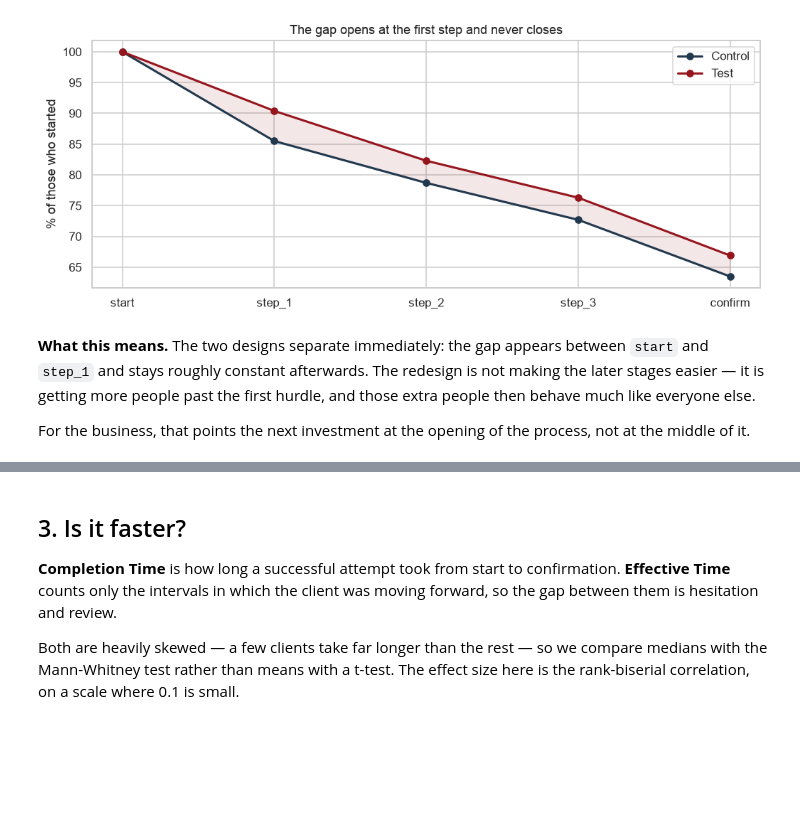
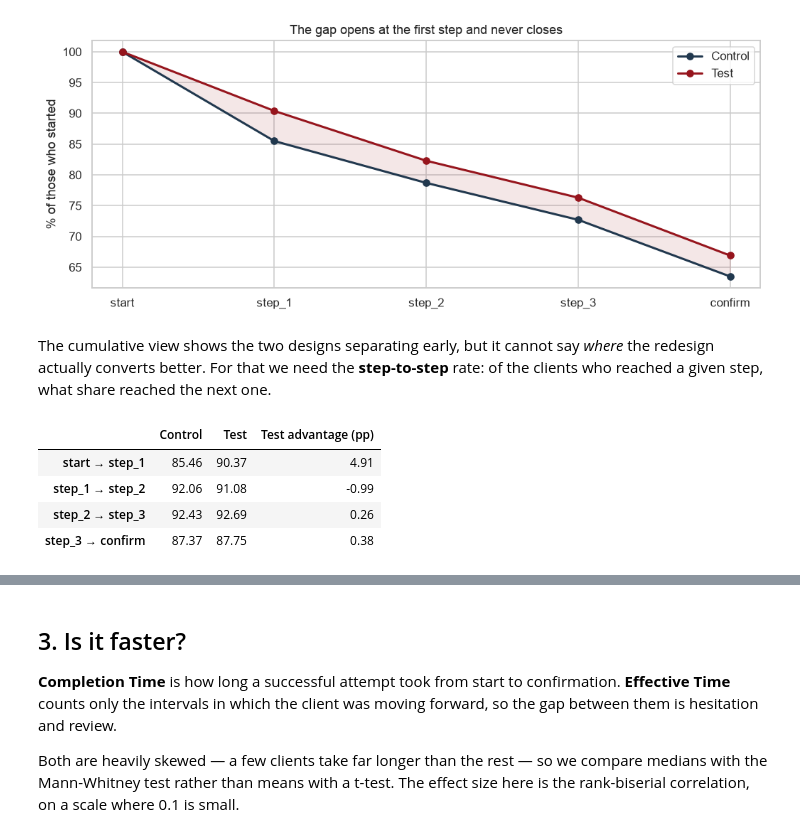
Before and after one commit to aroaxinping/vanguard-ab-test, a Jupyter notebook: notebooks/4.0-aroa-ab-testing.ipynb, the cells around one changed output, grey strips where cells are left out. Cells and saved outputs as stored; diff of their text form; code cells hidden in the pictures; blank space fills up the shorter version.

```diff
--- a/notebooks/4.0-aroa-ab-testing.ipynb
+++ b/notebooks/4.0-aroa-ab-testing.ipynb
@@ -145,12 +145,28 @@ fig.tight_layout()
 plt.show()
 # %% [output]
 [figure]
-# %% [markdown]
-**What this means.** The two designs separate immediately: the gap appears
-between `start` and `step_1` and stays roughly constant afterwards. The
-redesign is not making the later stages easier — it is getting more people
-past the first hurdle, and those extra people then behave much like everyone
-else.
-
-For the business, that points the next investment at the opening of the
-process, not at the middle of it.
+# %% [markdown]
+The cumulative view shows the two designs separating early, but it cannot say
+*where* the redesign actually converts better. For that we need the
+**step-to-step** rate: of the clients who reached a given step, what share
+reached the next one.
+# %%
+step_to_step = pd.DataFrame(index=FUNNEL[:-1])
+
+for group, data in [("Control", control), ("Test", test)]:
+    reached = [(data.furthest_step >= rank).sum() for rank in range(len(FUNNEL))]
+    step_to_step[group] = [
+        reached[i + 1] / reached[i] * 100 for i in range(len(FUNNEL) - 1)
+    ]
+
+step_to_step.index = [
+    f"{a} → {b}" for a, b in zip(FUNNEL[:-1], FUNNEL[1:])
+]
+step_to_step["Test advantage (pp)"] = step_to_step.Test - step_to_step.Control
+step_to_step.round(2)
+# %% [output]
+|  | Control | Test | Test advantage (pp) |
+| start → step_1 | 85.46 | 90.37 | 4.91 |
+| step_1 → step_2 | 92.06 | 91.08 | -0.99 |
+| step_2 → step_3 | 92.43 | 92.69 | 0.26 |
+| step_3 → confirm | 87.37 | 87.75 | 0.38 |
```
Also changed, not shown: parts of 2 cells of this notebook.
